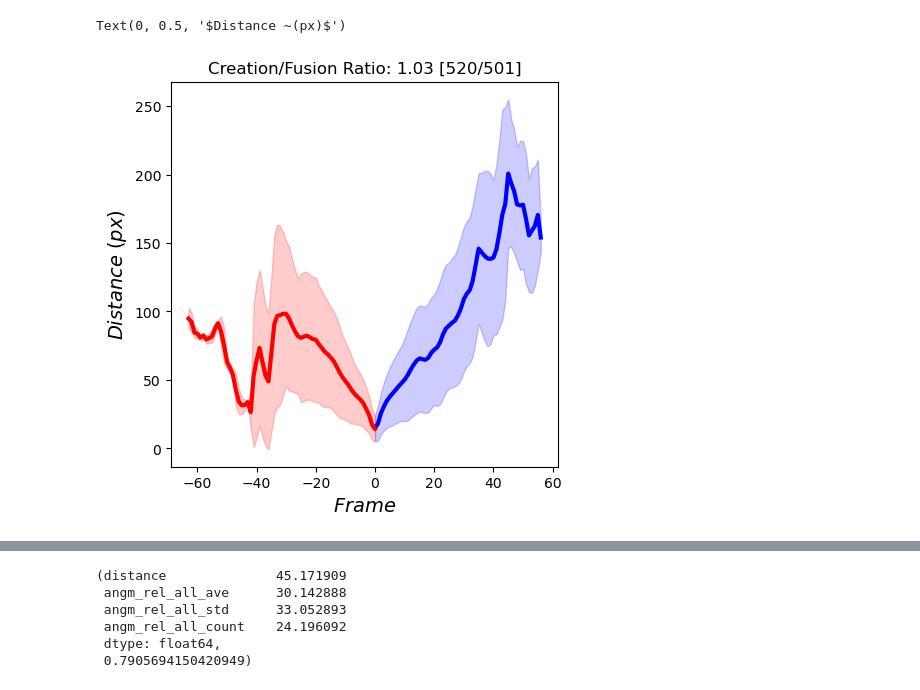
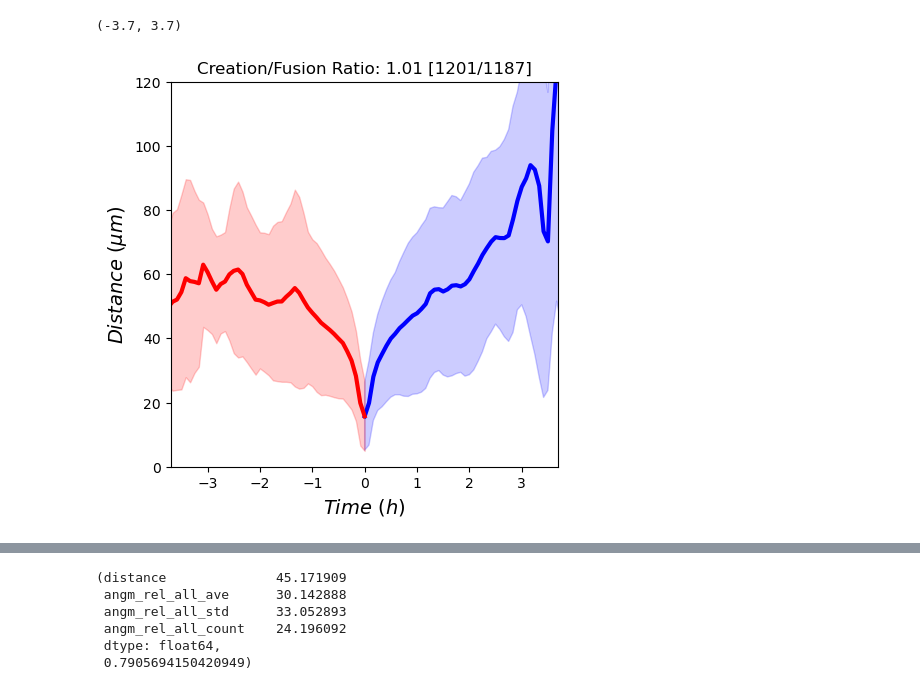
Before and after one commit to viciya/nematics, a Jupyter notebook: nematics/journals/defect_FusionCreation.ipynb, the cells around one changed output, grey strips where cells are left out. Saved outputs shown, nothing was run; the diff lists cells and outputs as text; code cells hidden in the pictures.

```diff
--- a/nematics/journals/defect_FusionCreation.ipynb
+++ b/nematics/journals/defect_FusionCreation.ipynb
@@ -43,43 +43,51 @@ import sys
 sys.path.append('../defect_functions')
 
 %matplotlib inline
 fig, ax1 = plt.subplots(1,1,  figsize=(5,5))
 show = False
 win = 1
+track_len = 3
 
-# all_pairs_df = pd.read_csv(r"C:\Users\victo\OneDrive - BGU\Dov\output_HBEC_s2.csv").dropna(subset=["min_id","creation"])
+# all_pairs_df = pd.read_csv(r"C:\Users\victo\OneDrive - BGU\Dov\output_HBEC_s6.csv").dropna(subset=["min_id","creation"])
+all_pairs_df = pd.read_csv(r"C:\Users\victo\OneDrive - BGU\Dov\output_HBEC_s23456.csv").dropna(subset=["min_id","creation"])
 # all_pairs_df = pd.read_csv(r"C:\Users\victo\OneDrive - BGU\Dov\output_RPE1.csv").dropna(subset=["min_id","creation"])
-# all_pairs_df = pd.read_csv(r"C:\Users\victo\OneDrive - BGU\Dov\output_C2C12.csv").dropna(subset=["min_id","creation"])
-all_pairs_df = pd.read_csv(r"C:\Users\victo\OneDrive - BGU\Dov\output_bacteria6_right2.csv").dropna(subset=["min_id","creation"])
+# all_pairs_df = pd.read_csv(r"C:\Users\victo\OneDrive - BGU\Dov\output_C2C12_s2.csv").dropna(subset=["min_id","creation"])
+# all_pairs_df = pd.read_csv(r"C:\Users\victo\OneDrive - BGU\Dov\output_bacteria6_right2.csv").dropna(subset=["min_id","creation"])
+# all_pairs_df = pd.read_csv(r"C:\Users\victo\OneDrive - BGU\Dov\output_bacteria6_all.csv").dropna(subset=["min_id","creation"])
+
+
 all_pairs_df.fuse_up = all_pairs_df.fuse_up.astype("bool")
-all_pairs_df = all_pairs_df.groupby(['plus_id','min_id']).filter(lambda x: len(x)>5).copy()
+all_pairs_df = all_pairs_df.groupby(['plus_id','min_id']).filter(lambda x: len(x)>track_len).copy()
 
 df_cr = all_pairs_df[all_pairs_df.creation].reset_index().copy()
 df_cr["track_frame"] = df_cr.groupby(['plus_id','min_id'])['FRAME'].transform(lambda x: x-x.iloc[0])
 
 df_fuse = all_pairs_df[all_pairs_df.fusion].reset_index().copy()
 df_fuse["track_frame"] = df_fuse.groupby(['plus_id','min_id'])['FRAME'].transform(lambda x: x-x.iloc[-1])
 
-df_all = pd.concat([df_cr,df_fuse])
+df_all = pd.concat([df_cr, df_fuse])
 
 
 # for color,df in zip(["b","r","k"], [df_cr, df_fuse, df_all]):
 for color,df in zip(["b","r"], [df_cr, df_fuse]):
     df_ = plot_rolling_average(df, ax1, "distance", "track_frame", win=win, show=show, color=color, avfunc=np.mean, stdfunc=np.std)
     if not show:
-        ax1.plot(df_.track_frame, df_.distance_ave, color, linewidth=3)
-        ax1.fill_between(df_.track_frame,
-                        df_.distance_ave-df_.distance_std, df_.distance_ave+df_.distance_std,
+        ax1.plot(df_.track_frame/12, df_.distance_ave*.74, color, linewidth=3)
+        ax1.fill_between(df_.track_frame/12,
+                        (df_.distance_ave-df_.distance_std)*.74,
+                        (df_.distance_ave+df_.distance_std)*.74,
                         color=color, alpha=.2)
         # break
 
 cr_n = len(all_pairs_df.plus_id[all_pairs_df.creation].unique())
 fuse_n = len(all_pairs_df.plus_id[all_pairs_df.fusion].unique())
 
 plt.title("Creation/Fusion Ratio: %.4s [%.4s/%.4s]" % (cr_n/fuse_n, cr_n, fuse_n))
-ax1.set_xlabel("$Frame$", fontsize=14); ax1.set_ylabel("$Distance ~(px)$", fontsize=14)
-# ax1.set_ylim([0,150])
-# ax1.set_xlim([-40,40])
+ax1.set_xlabel("$Time ~(h)$", fontsize=14); ax1.set_ylabel("$Distance ~(\mu m)$", fontsize=14)
+ax1.set_ylim([0,120])
+ax1.set_xlim([-3.7,3.7])
+# fig.savefig(r"C:\Users\victo\OneDrive - BGU\BEER\DefectInter paper\Images\binding ave bacteria.svg")
+# fig.savefig(r"C:\Users\victo\OneDrive - BGU\BEER\DefectInter paper\Images\binding ave HBEC.svg")
 # %% [output]
-Text(0, 0.5, '$Distance ~(px)$')
+(-3.7, 3.7)
-[figure, old version]
+[figure, new version]
```
Also changed, not shown: parts of 20 cells of this notebook, 6 other files.
